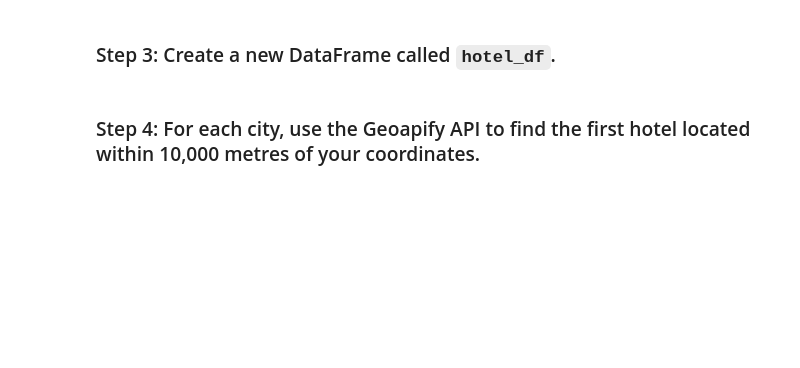
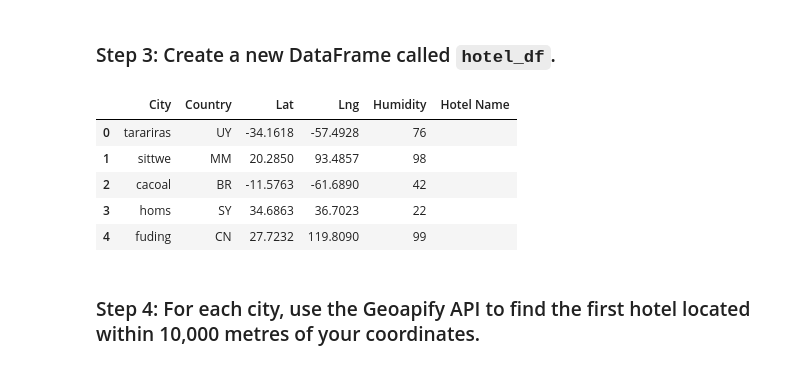
Before and after one commit to RashidahN/python-api-challenge, a Jupyter notebook: VacationPy/VacationPy.ipynb, the cells around one changed output. Cells and saved outputs as stored; diff of their text form; code cells hidden in the pictures; blank space fills up the shorter version.

```diff
--- a/VacationPy/VacationPy.ipynb
+++ b/VacationPy/VacationPy.ipynb
@@ -75,13 +71,20 @@ map_with_points.opts(width=800, height=500)
 ### Step 3: Create a new DataFrame called `hotel_df`.
 # %%
 # Use the Pandas copy function to create DataFrame called hotel_df to store the city, country, coordinates, and humidity
-# YOUR CODE HERE
+hotel_df = city_data_df[['City', 'Country', 'Lat', 'Lng', 'Humidity']].copy()
 
 # Add an empty column, "Hotel Name," to the DataFrame so you can store the hotel found using the Geoapify API
-# YOUR CODE HERE
+hotel_df['Hotel Name'] = ''
 
 # Display sample data
-# YOUR CODE HERE
+hotel_df.head()
+# %% [output]
+|  | City | Country | Lat | Lng | Humidity | Hotel Name |
+| 0 | tarariras | UY | -34.1618 | -57.4928 | 76 |  |
+| 1 | sittwe | MM | 20.2850 | 93.4857 | 98 |  |
+| 2 | cacoal | BR | -11.5763 | -61.6890 | 42 |  |
+| 3 | homs | SY | 34.6863 | 36.7023 | 22 |  |
+| 4 | fuding | CN | 27.7232 | 119.8090 | 99 |  |
 # %% [markdown]
 ### Step 4: For each city, use the Geoapify API to find the first hotel located within 10,000 metres of your coordinates.
 # %%
```
Also changed, not shown: parts of 4 cells of this notebook, 2 other files.
